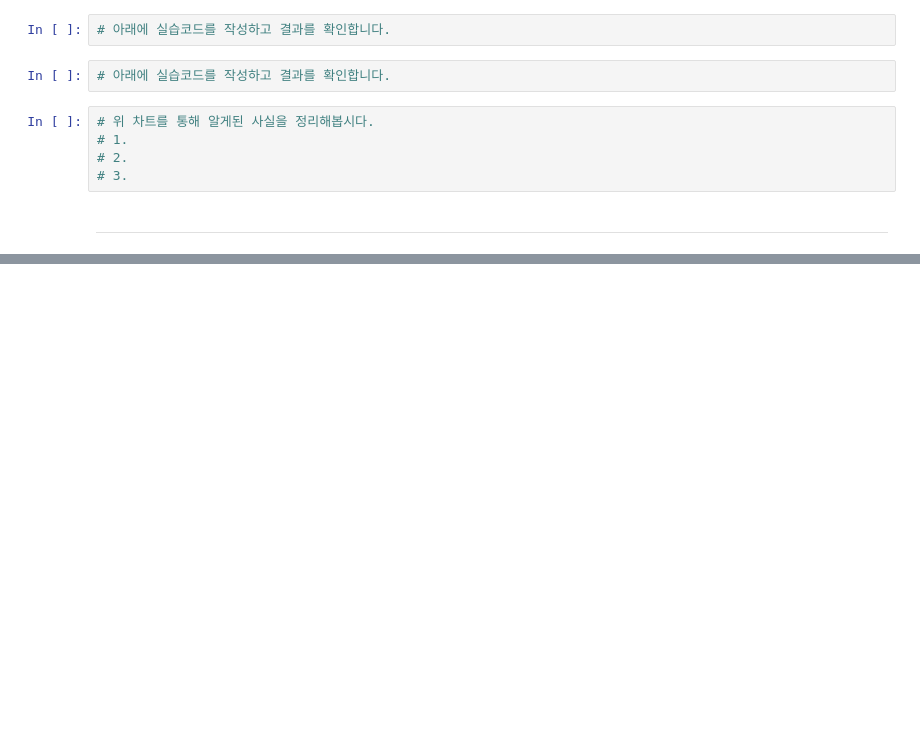
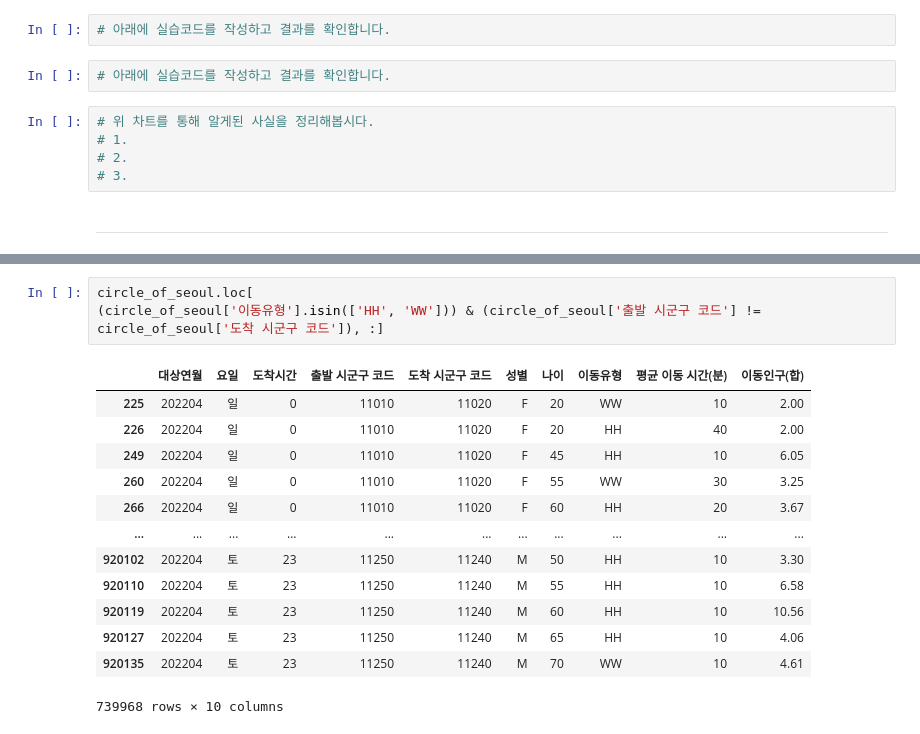
Before and after one commit to cyeongy/kt-aivle, a Jupyter notebook: 미니프로젝트1_서울시버스수요분석_학생용/서울시버스수요분석/1.2 데이터 불러오기 및 분석(EDA)_1차_유동인구데이터.ipynb, the cells around one changed output, grey strips where cells are left out. Drawn from its saved outputs; the diff is of its cells as text; blank space fills up the shorter version.

```diff
--- a/미니프로젝트1_서울시버스수요분석_학생용/서울시버스수요분석/1.2 데이터 불러오기 및 분석(EDA)_1차_유동인구데이터.ipynb
+++ b/미니프로젝트1_서울시버스수요분석_학생용/서울시버스수요분석/1.2 데이터 불러오기 및 분석(EDA)_1차_유동인구데이터.ipynb
@@ -549,0 +622,17 @@ print(3790282/4)
+# %%
+circle_of_seoul.loc[
+(circle_of_seoul['이동유형'].isin(['HH', 'WW'])) & (circle_of_seoul['출발 시군구 코드'] != circle_of_seoul['도착 시군구 코드']), :]
+# %% [output]
+|  | 대상연월 | 요일 | 도착시간 | 출발 시군구 코드 | 도착 시군구 코드 | 성별 | 나이 | 이동유형 | 평균 이동 시간(분) | 이동인구(합) |
+| 225 | 202204 | 일 | 0 | 11010 | 11020 | F | 20 | WW | 10 | 2.00 |
+| 226 | 202204 | 일 | 0 | 11010 | 11020 | F | 20 | HH | 40 | 2.00 |
+| 249 | 202204 | 일 | 0 | 11010 | 11020 | F | 45 | HH | 10 | 6.05 |
+| 260 | 202204 | 일 | 0 | 11010 | 11020 | F | 55 | WW | 30 | 3.25 |
+| 266 | 202204 | 일 | 0 | 11010 | 11020 | F | 60 | HH | 20 | 3.67 |
+| ... | ... | ... | ... | ... | ... | ... | ... | ... | ... | ... |
+| 920102 | 202204 | 토 | 23 | 11250 | 11240 | M | 50 | HH | 10 | 3.30 |
+| 920110 | 202204 | 토 | 23 | 11250 | 11240 | M | 55 | HH | 10 | 6.58 |
+| 920119 | 202204 | 토 | 23 | 11250 | 11240 | M | 60 | HH | 10 | 10.56 |
+| 920127 | 202204 | 토 | 23 | 11250 | 11240 | M | 65 | HH | 10 | 4.06 |
+| 920135 | 202204 | 토 | 23 | 11250 | 11240 | M | 70 | WW | 10 | 4.61 |
+739968 rows × 10 columns
```
Also changed, not shown: parts of 21 cells of this notebook.
